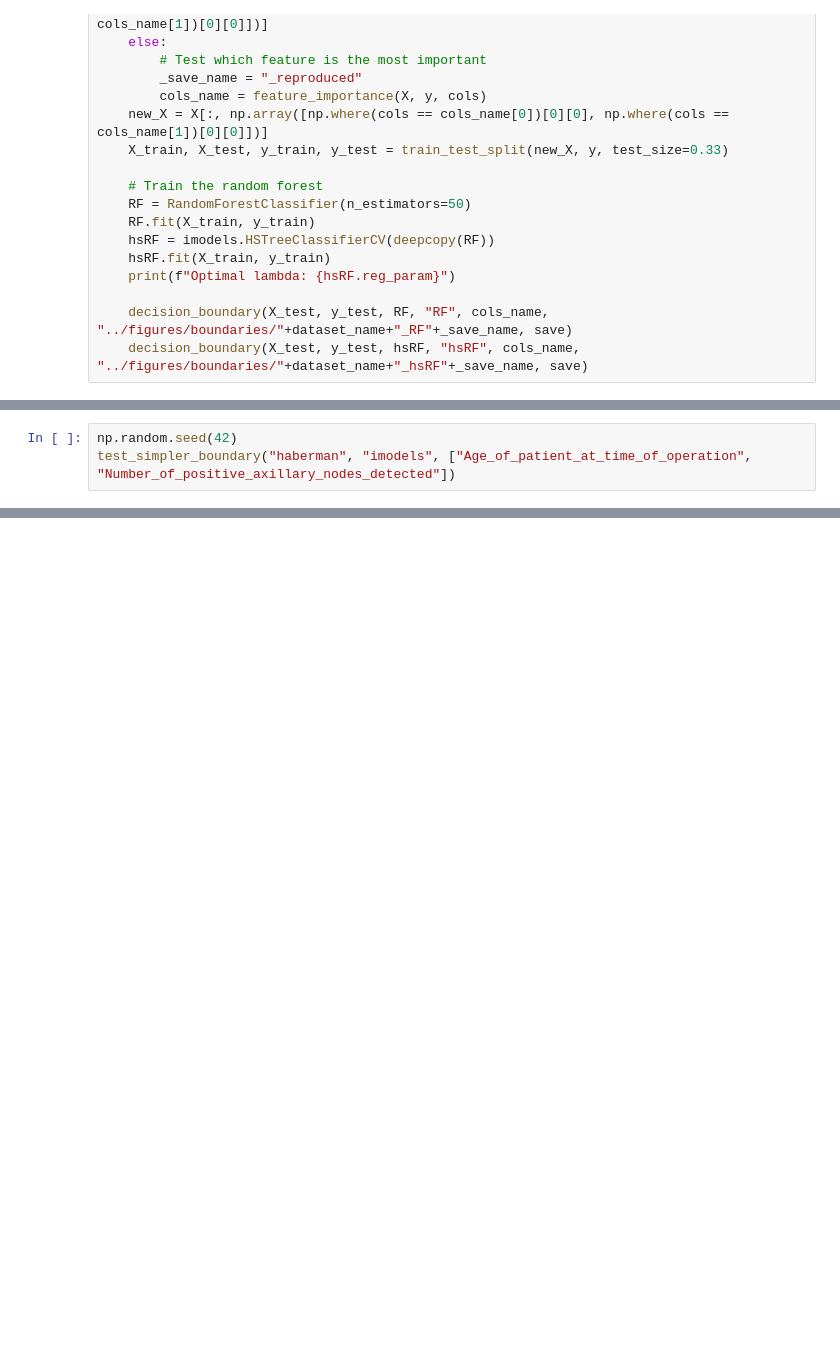
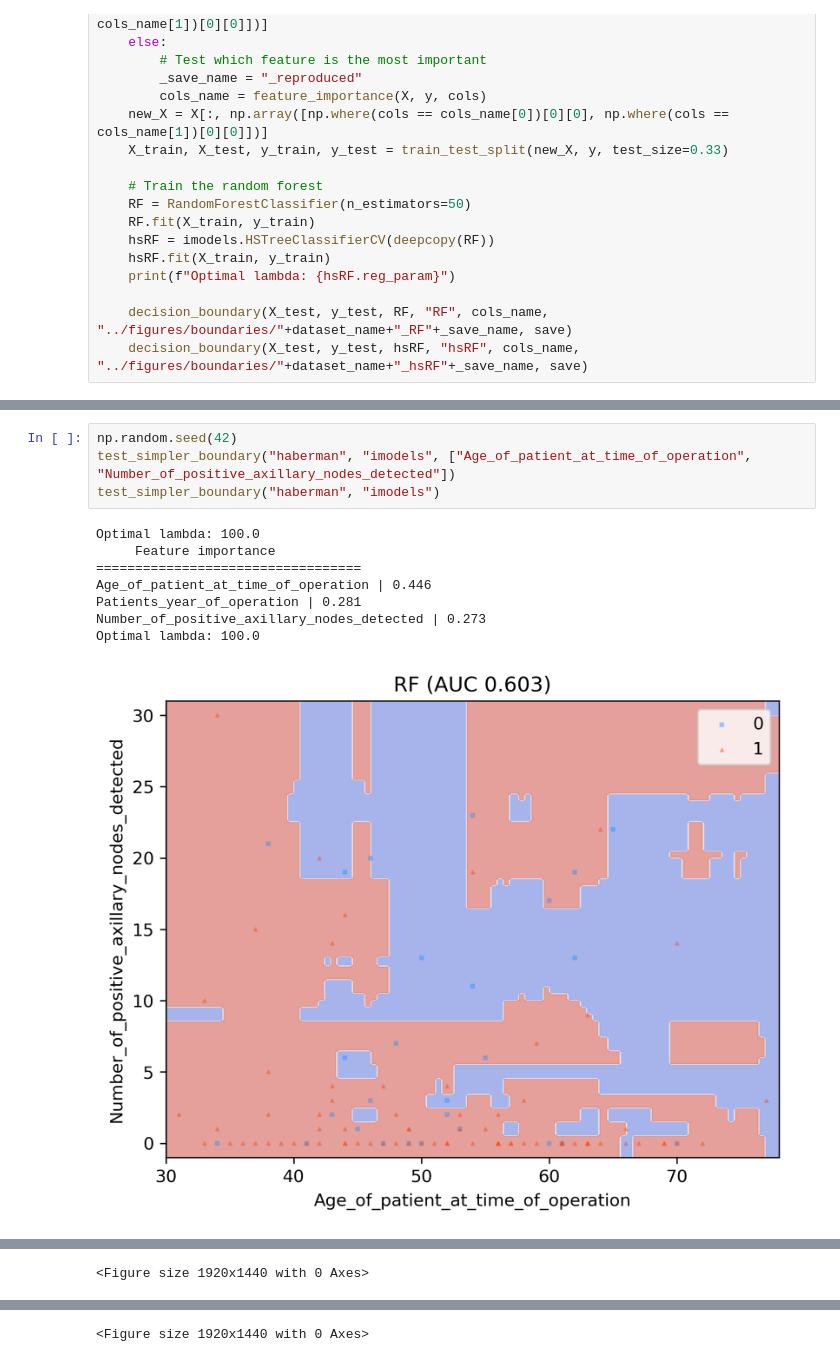
Before and after one commit to do8572/MLDS, a Jupyter notebook: src/Claim 3.1. - HS removes sampling artifacts and simplifies boundaries.ipynb, the cells around one changed output, grey strips where cells are left out. Drawn from its saved outputs; the diff is of its cells as text; blank space fills up the shorter version.

```diff
--- a/src/Claim 3.1. - HS removes sampling artifacts and simplifies boundaries.ipynb
+++ b/src/Claim 3.1. - HS removes sampling artifacts and simplifies boundaries.ipynb
@@ -78,3 +122,13 @@ test_simpler_boundary("breast_cancer", "imodels", ["age", "tumor-size"])
 # %%
 np.random.seed(42)
 test_simpler_boundary("haberman", "imodels", ["Age_of_patient_at_time_of_operation", "Number_of_positive_axillary_nodes_detected"])
+test_simpler_boundary("haberman", "imodels")
+# %% [output]
+Optimal lambda: 100.0
+     Feature importance
+==================================
+Age_of_patient_at_time_of_operation | 0.446
+Patients_year_of_operation | 0.281
+Number_of_positive_axillary_nodes_detected | 0.273
+Optimal lambda: 100.0
+[figure, added]
@@ -80,0 +136 @@ test_simpler_boundary("haberman", "imodels", ["Age_of_patient_at_time_of_operati
+<Figure size 1920x1440 with 0 Axes>
@@ -80,0 +138 @@ test_simpler_boundary("haberman", "imodels", ["Age_of_patient_at_time_of_operati
+<Figure size 1920x1440 with 0 Axes>
```
Also changed, not shown: parts of 8 cells of this notebook, 44 other files.
